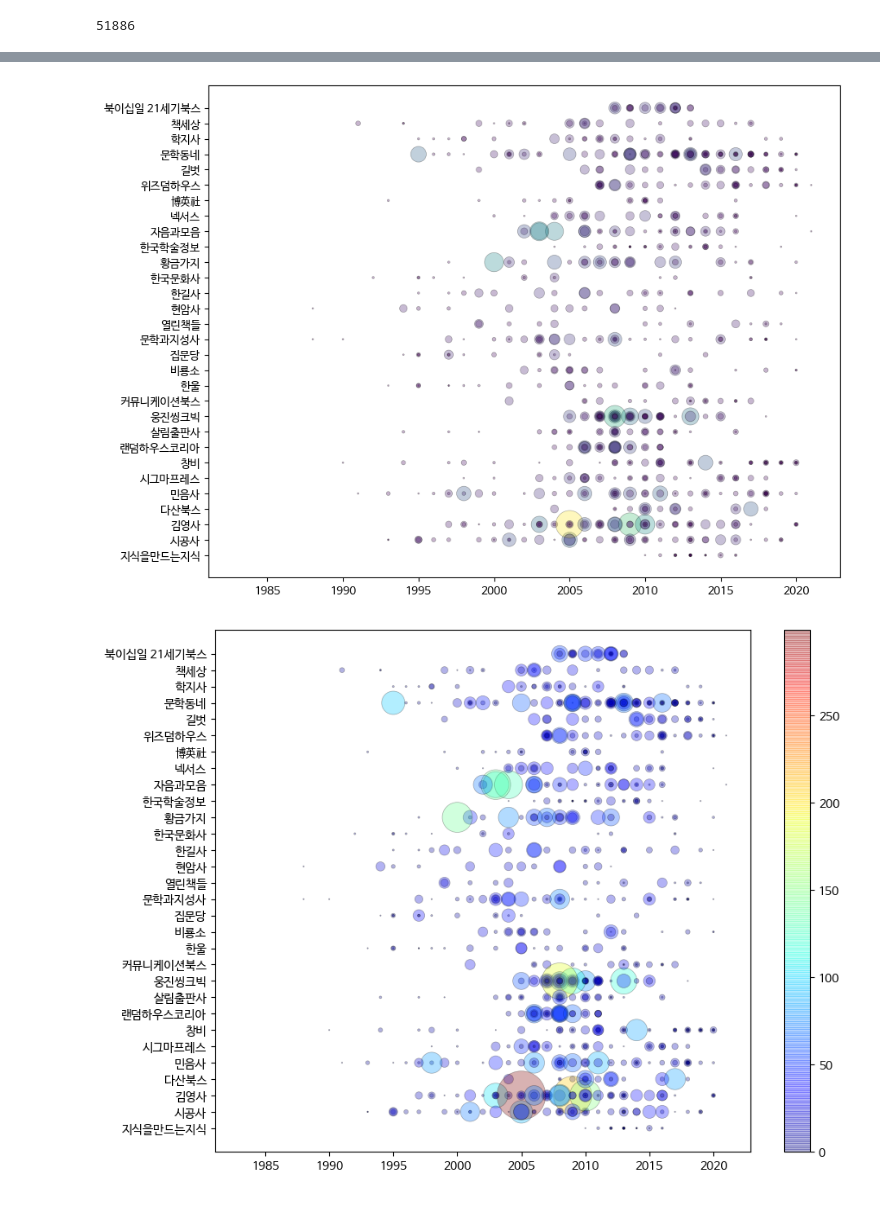
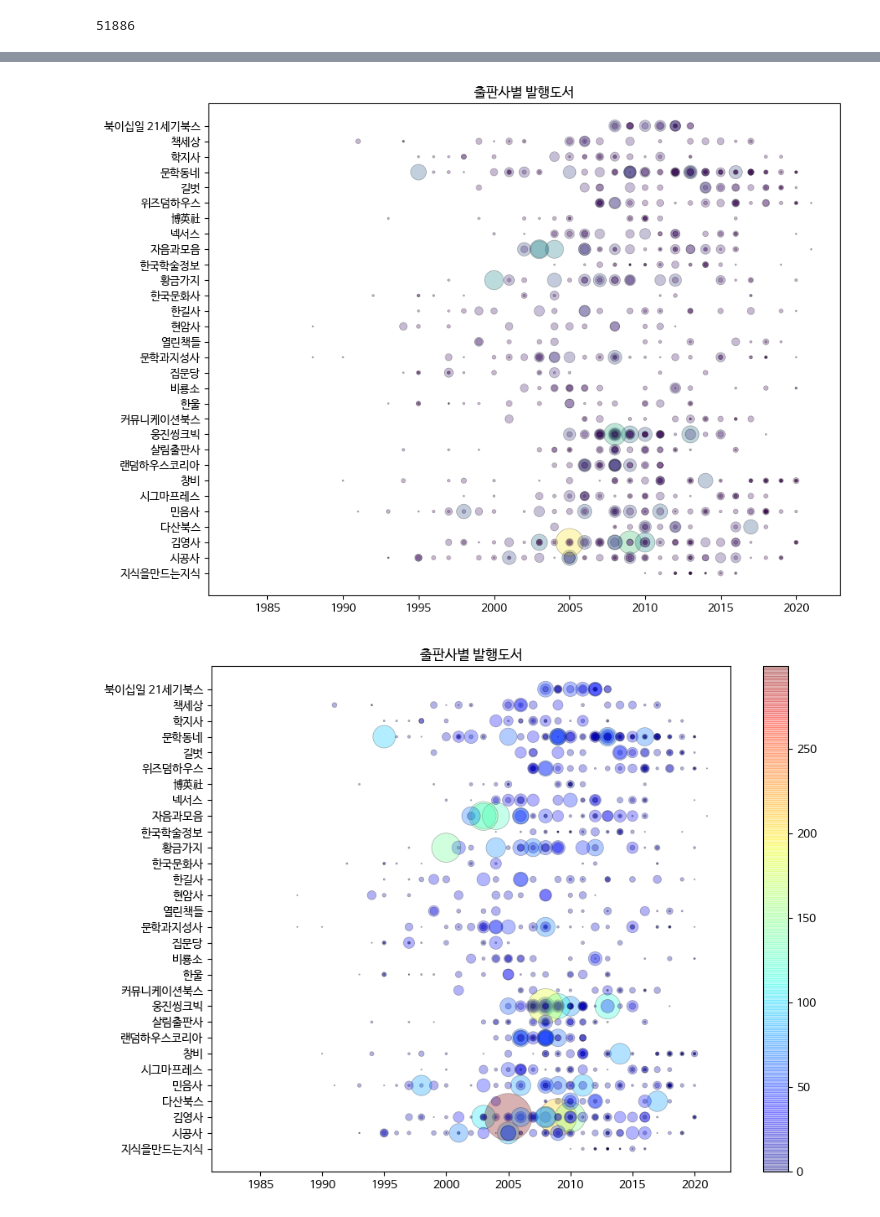
Before and after one commit to rickiepark/hg-da, a Jupyter notebook: 05-2.ipynb, the cells around one changed output, grey strips where cells are left out. Cells and saved outputs as stored; diff of their text form; code cells hidden in the pictures.

```diff
--- a/05-2.ipynb
+++ b/05-2.ipynb
@@ -198,15 +186,17 @@ fig, ax = plt.subplots(figsize=(10, 8))
 ax.scatter(ns_book8['발행년도'], ns_book8['출판사'],
            linewidths=0.5, edgecolors='k', alpha=0.3,
            s=ns_book8['대출건수']*2, c=ns_book8['대출건수'])
+ax.set_title('출판사별 발행도서')
 fig.show()
 # %% [output]
-[figure, old version]
+[figure, new version]
 # %%
 fig, ax = plt.subplots(figsize=(10, 8))
 sc = ax.scatter(ns_book8['발행년도'], ns_book8['출판사'],
                 linewidths=0.5, edgecolors='k', alpha=0.3,
                 s=ns_book8['대출건수']**1.3, c=ns_book8['대출건수'], cmap='jet')
+ax.set_title('출판사별 발행도서')
 fig.colorbar(sc)
 fig.show()
 # %% [output]
-[figure, old version]
+[figure, new version]
```
Also changed, not shown: parts of 5 cells of this notebook.
